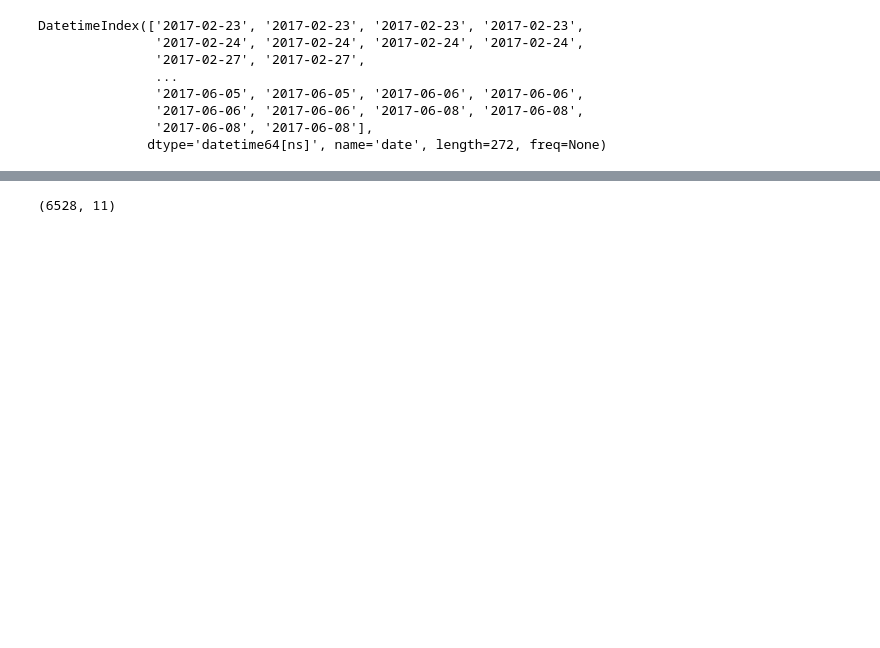
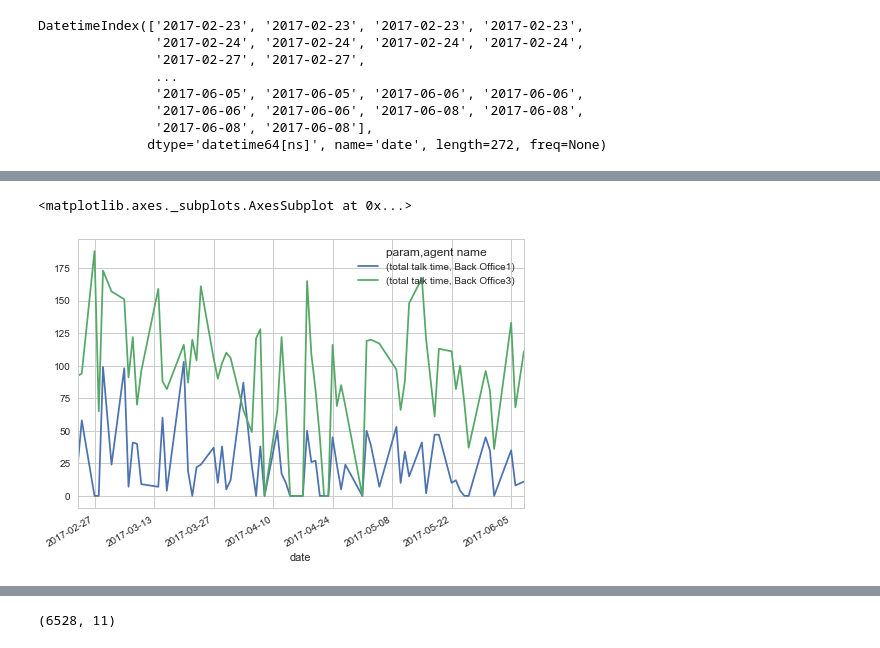
Before and after one commit to haematologic/clindev-phonecall, a Jupyter notebook: notebooks/Phonecall_challenge.ipynb, the cells around one changed output, grey strips where cells are left out. Cells and saved outputs as stored; diff of their text form; code cells hidden in the pictures; blank space fills up the shorter version.

```diff
--- a/notebooks/Phonecall_challenge.ipynb
+++ b/notebooks/Phonecall_challenge.ipynb
@@ -238,0 +213,5 @@ agent_data_by_date.stack('agent name').unstack(['param', 'agent name'])
+# %%
+agent_data_clean.unstack('agent name').loc[:,[('total talk time', 'Back Office1'), ('total talk time', 'Back Office3')]].astype('timedelta64[m]').astype(int).plot()
+# %% [output]
+<matplotlib.axes._subplots.AxesSubplot at 0x...>
+[figure, added]
```
Also changed, not shown: parts of 28 cells of this notebook.
